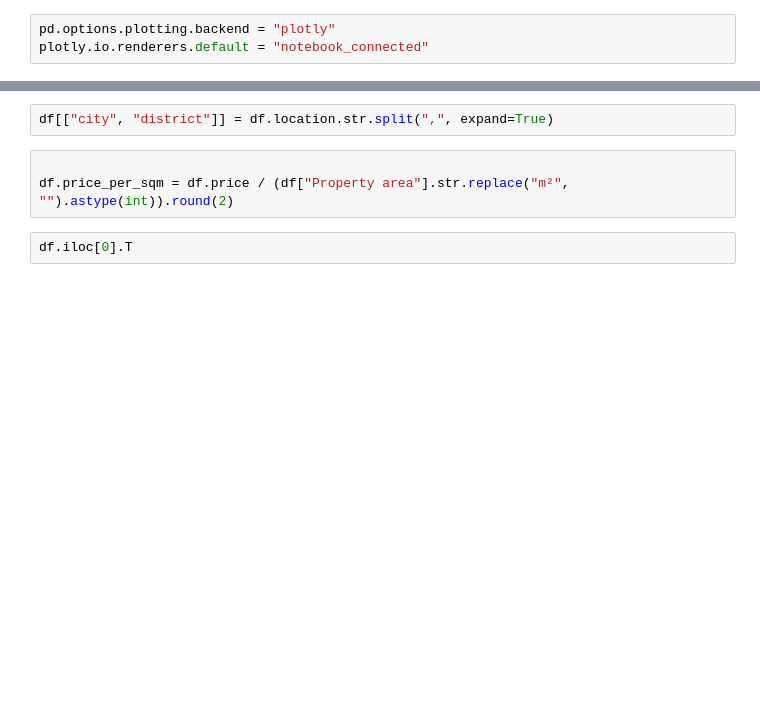
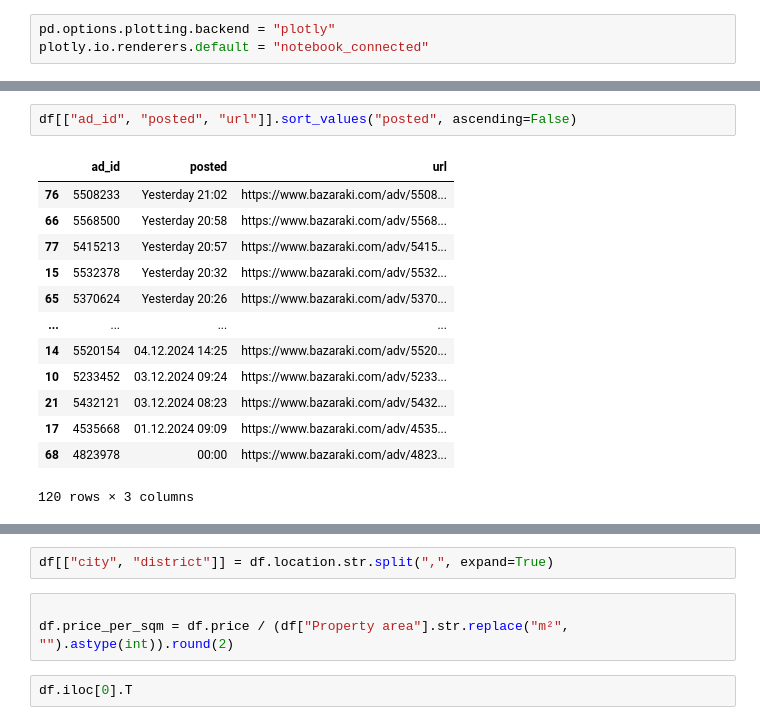
Before and after one commit to aljeshishe/marketplace, a Jupyter notebook: rnd.ipynb, the cells around one changed output, grey strips where cells are left out. Drawn from its saved outputs; the diff is of its cells as text; blank space fills up the shorter version.

```diff
--- a/rnd.ipynb
+++ b/rnd.ipynb
@@ -35,0 +57,16 @@ df
+# %%
+df[["ad_id", "posted", "url"]].sort_values("posted", ascending=False)
+# %% [output]
+|  | ad_id | posted | url |
+| 76 | 5508233 | Yesterday 21:02 | https://www.bazaraki.com/adv/5508... |
+| 66 | 5568500 | Yesterday 20:58 | https://www.bazaraki.com/adv/5568... |
+| 77 | 5415213 | Yesterday 20:57 | https://www.bazaraki.com/adv/5415... |
+| 15 | 5532378 | Yesterday 20:32 | https://www.bazaraki.com/adv/5532... |
+| 65 | 5370624 | Yesterday 20:26 | https://www.bazaraki.com/adv/5370... |
+| ... | ... | ... | ... |
+| 14 | 5520154 | 04.12.2024 14:25 | https://www.bazaraki.com/adv/5520... |
+| 10 | 5233452 | 03.12.2024 09:24 | https://www.bazaraki.com/adv/5233... |
+| 21 | 5432121 | 03.12.2024 08:23 | https://www.bazaraki.com/adv/5432... |
+| 17 | 4535668 | 01.12.2024 09:09 | https://www.bazaraki.com/adv/4535... |
+| 68 | 4823978 | 00:00 | https://www.bazaraki.com/adv/4823... |
+120 rows × 3 columns
```
Also changed, not shown: parts of 5 cells of this notebook, 5 other files.
